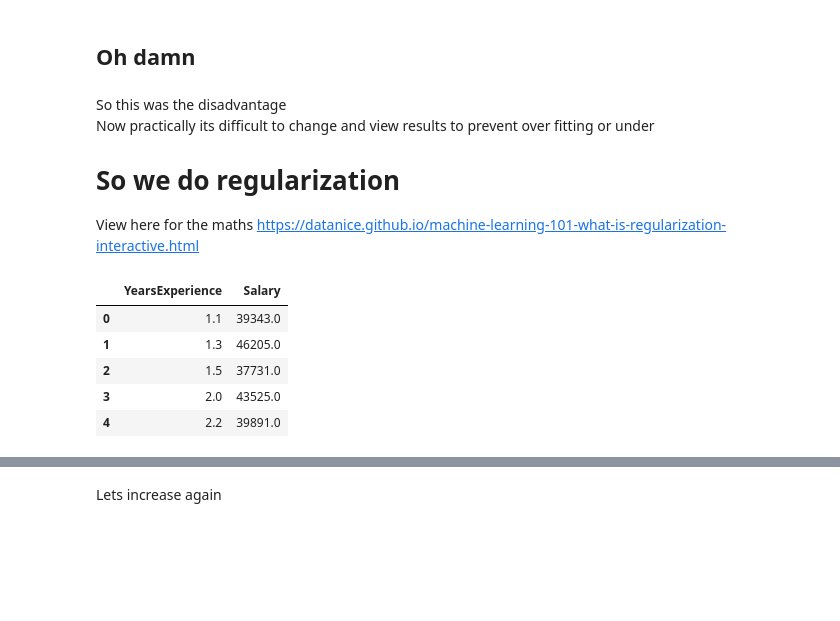
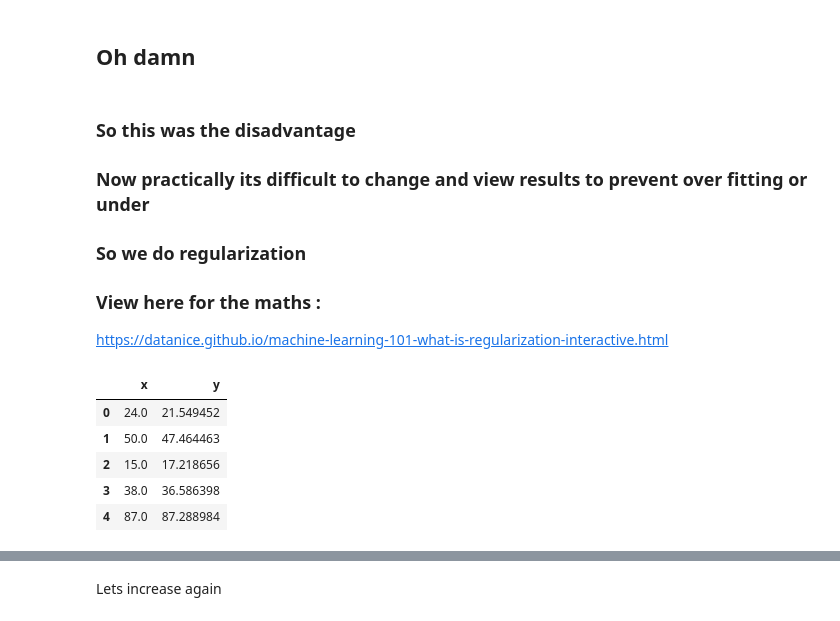
Before and after one commit to kabirnagpal/ML-Track, a Jupyter notebook: week 5.ipynb, the cells around one changed output, grey strips where cells are left out. Cells and saved outputs as stored; diff of their text form; code cells hidden in the pictures; blank space fills up the shorter version.

```diff
--- a/week 5.ipynb
+++ b/week 5.ipynb
@@ -264,17 +348,19 @@ array([[67,  1],
 # %% [markdown]
 ## Oh damn
 # %% [markdown]
-So this was the disadvantage
-Now practically its difficult to change and view results to prevent over fitting or under
-# So we do regularization
-View here for the maths https://datanice.github.io/machine-learning-101-what-is-regularization-interactive.html
+### So this was the disadvantage
+### Now practically its difficult to change and view results to prevent over fitting or under
+### So we do regularization
+### View here for the maths :
+https://datanice.github.io/machine-learning-101-what-is-regularization-interactive.html
 # %%
-data=pd.read_csv('data/Salary_Data.csv')
+data=pd.read_csv('data/x-y.csv')
+data = data.dropna(how='any',axis=0)[:100]
 data.head()
 # %% [output]
-|  | YearsExperience | Salary |
-| 0 | 1.1 | 39343.0 |
-| 1 | 1.3 | 46205.0 |
-| 2 | 1.5 | 37731.0 |
-| 3 | 2.0 | 43525.0 |
-| 4 | 2.2 | 39891.0 |
+|  | x | y |
+| 0 | 24.0 | 21.549452 |
+| 1 | 50.0 | 47.464463 |
+| 2 | 15.0 | 17.218656 |
+| 3 | 38.0 | 36.586398 |
+| 4 | 87.0 | 87.288984 |
```
Also changed, not shown: parts of 58 cells of this notebook, 7 other files.
